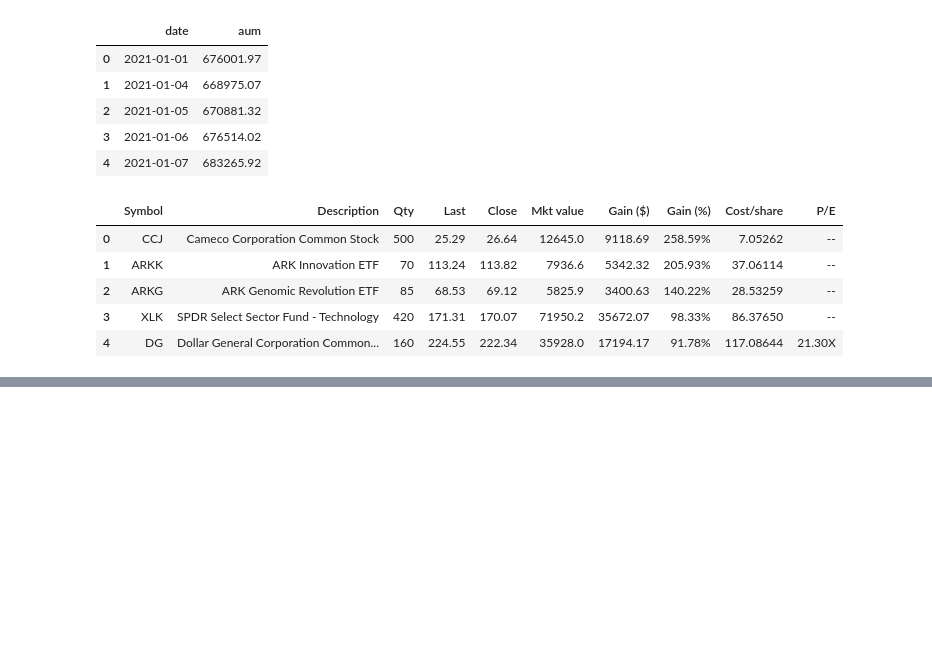
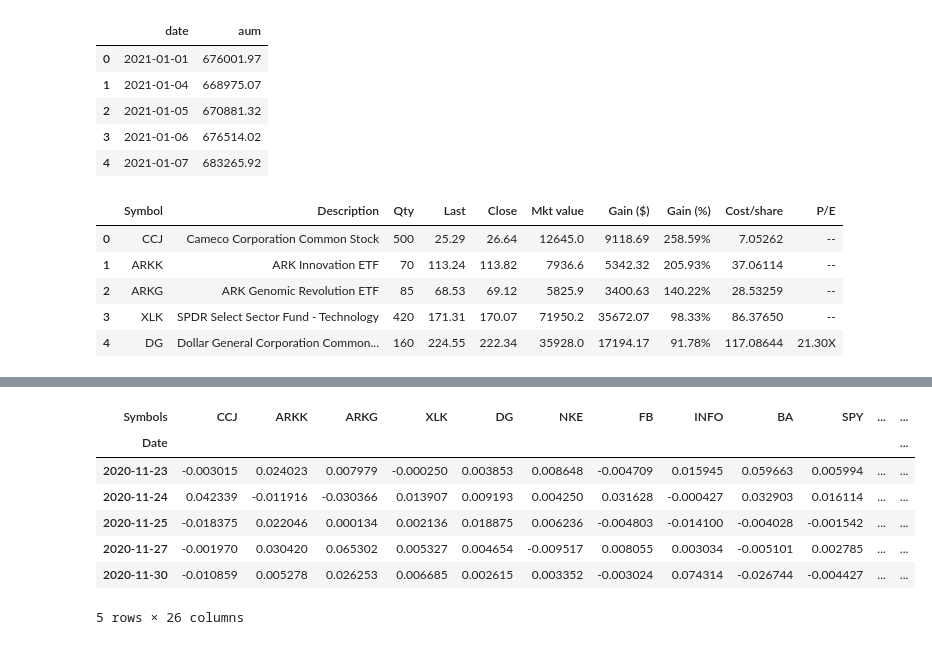
Before and after one commit to webclinic017/shf_portfolio, a Jupyter notebook: shf_portfolio.ipynb, the cells around one changed output, grey strips where cells are left out. Cells and saved outputs as stored; diff of their text form; code cells hidden in the pictures; blank space fills up the shorter version.

```diff
--- a/shf_portfolio.ipynb
+++ b/shf_portfolio.ipynb
@@ -90,8 +108,17 @@ price_df=data.get_data_yahoo(symbol, start, end)['Close']
 # %%
 #creating daily percent change df
 
 daily_percent_change = price_df.pct_change()
 daily_percent_change = daily_percent_change[1:]
-#daily_percent_change.head(30)
+daily_percent_change.head()
+# %% [output]
+| Symbols | CCJ | ARKK | ARKG | XLK | DG | NKE | FB | INFO | BA | SPY | ... | ... |
+| Date |  |  |  |  |  |  |  |  |  |  |  | ... |
+| 2020-11-23 | -0.003015 | 0.024023 | 0.007979 | -0.000250 | 0.003853 | 0.008648 | -0.004709 | 0.015945 | 0.059663 | 0.005994 | ... | ... |
+| 2020-11-24 | 0.042339 | -0.011916 | -0.030366 | 0.013907 | 0.009193 | 0.004250 | 0.031628 | -0.000427 | 0.032903 | 0.016114 | ... | ... |
+| 2020-11-25 | -0.018375 | 0.022046 | 0.000134 | 0.002136 | 0.018875 | 0.006236 | -0.004803 | -0.014100 | -0.004028 | -0.001542 | ... | ... |
+| 2020-11-27 | -0.001970 | 0.030420 | 0.065302 | 0.005327 | 0.004654 | -0.009517 | 0.008055 | 0.003034 | -0.005101 | 0.002785 | ... | ... |
+| 2020-11-30 | -0.010859 | 0.005278 | 0.026253 | 0.006685 | 0.002615 | 0.003352 | -0.003024 | 0.074314 | -0.026744 | -0.004427 | ... | ... |
+5 rows × 26 columns
 # %%
 ticker_position = broker_file[['Symbol','Qty', 'Mkt value']]
```
Also changed, not shown: parts of 18 cells of this notebook.
